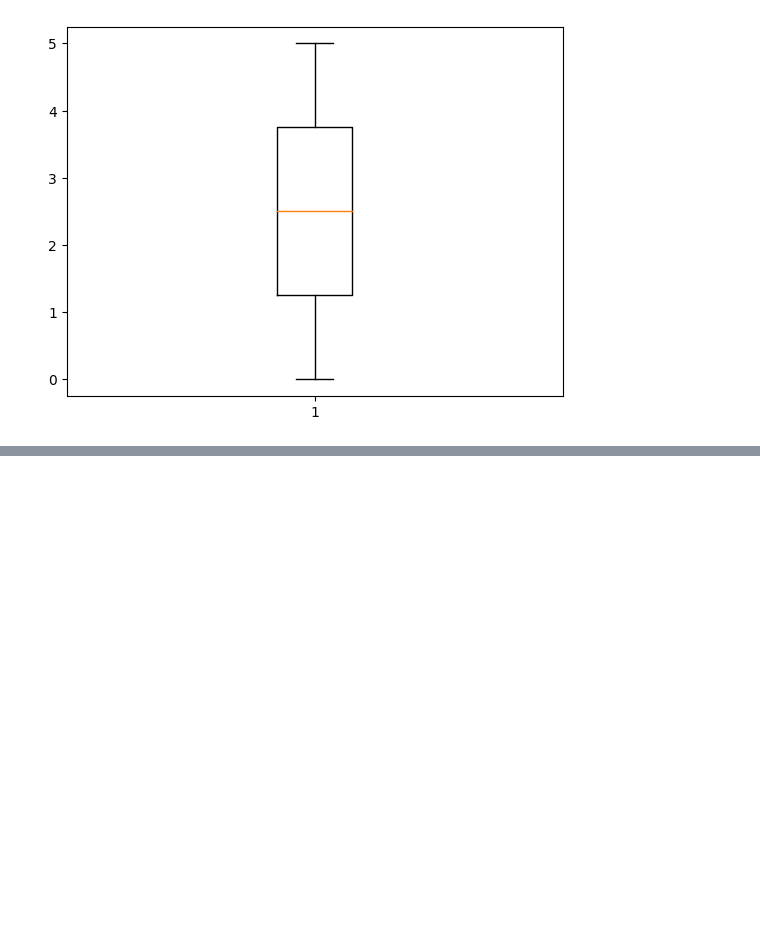
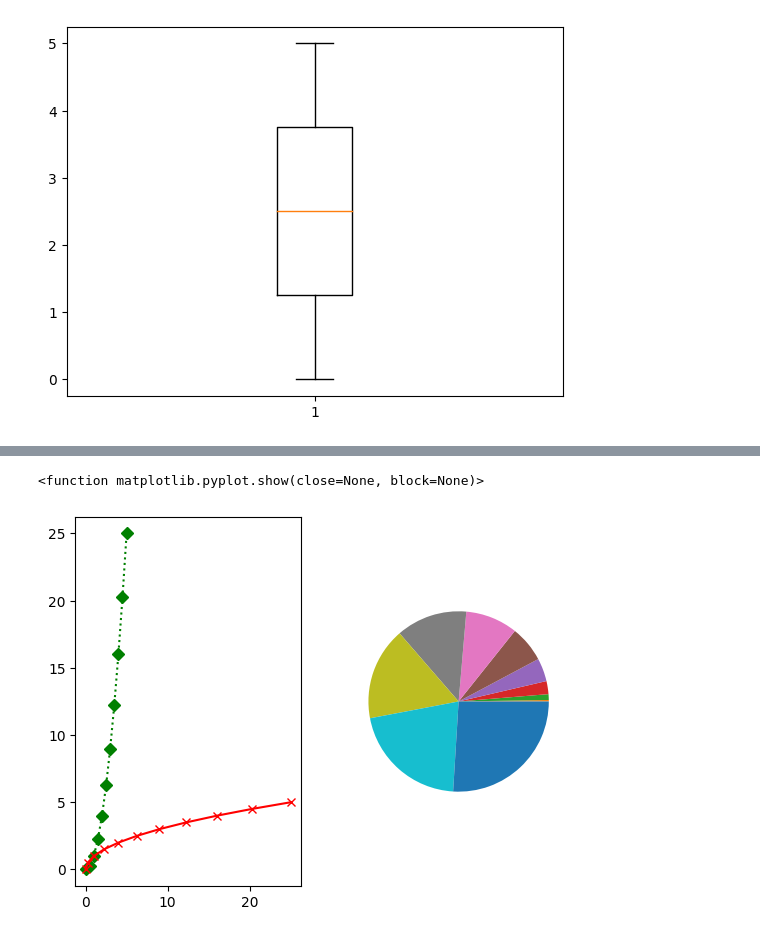
Before and after one commit to feracor/matplotlib_eaborn, a Jupyter notebook: 1_pyplot.ipynb, the cells around one changed output, grey strips where cells are left out. Saved outputs shown, nothing was run; the diff lists cells and outputs as text; code cells hidden in the pictures; blank space fills up the shorter version.

```diff
--- a/1_pyplot.ipynb
+++ b/1_pyplot.ipynb
@@ -73,0 +97,10 @@ plt.show #Visualiza el gráfico
+# %%
+plt.subplot(1,2,1) #Visualiza en 1 fila, 2 columnas, index 1
+plt.plot(x,y, 'gD:') #Gráfica de líneas, primeros datos
+plt.plot(y,x, 'rx-') #Gráfica de líneas, segundos datos agregados
+plt.subplot(1,2,2) #Visualiza en 1 fila, 2 columnas, index 2
+plt.pie(y) #Histrograma
+plt.show #Mostrar gráficas
+# %% [output]
+<function matplotlib.pyplot.show(close=None, block=None)>
+[figure, added]
```
Also changed, not shown: parts of 7 cells of this notebook.
